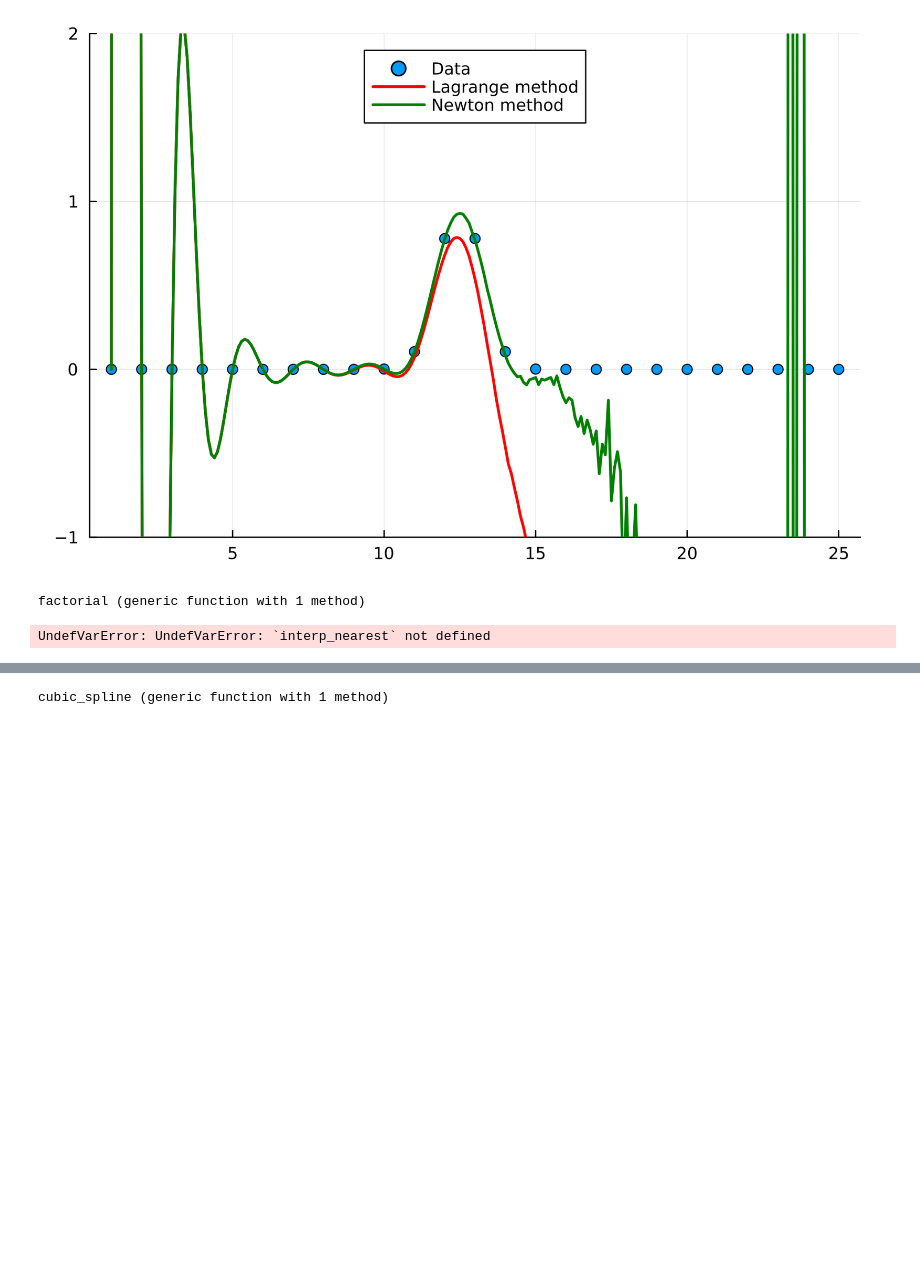
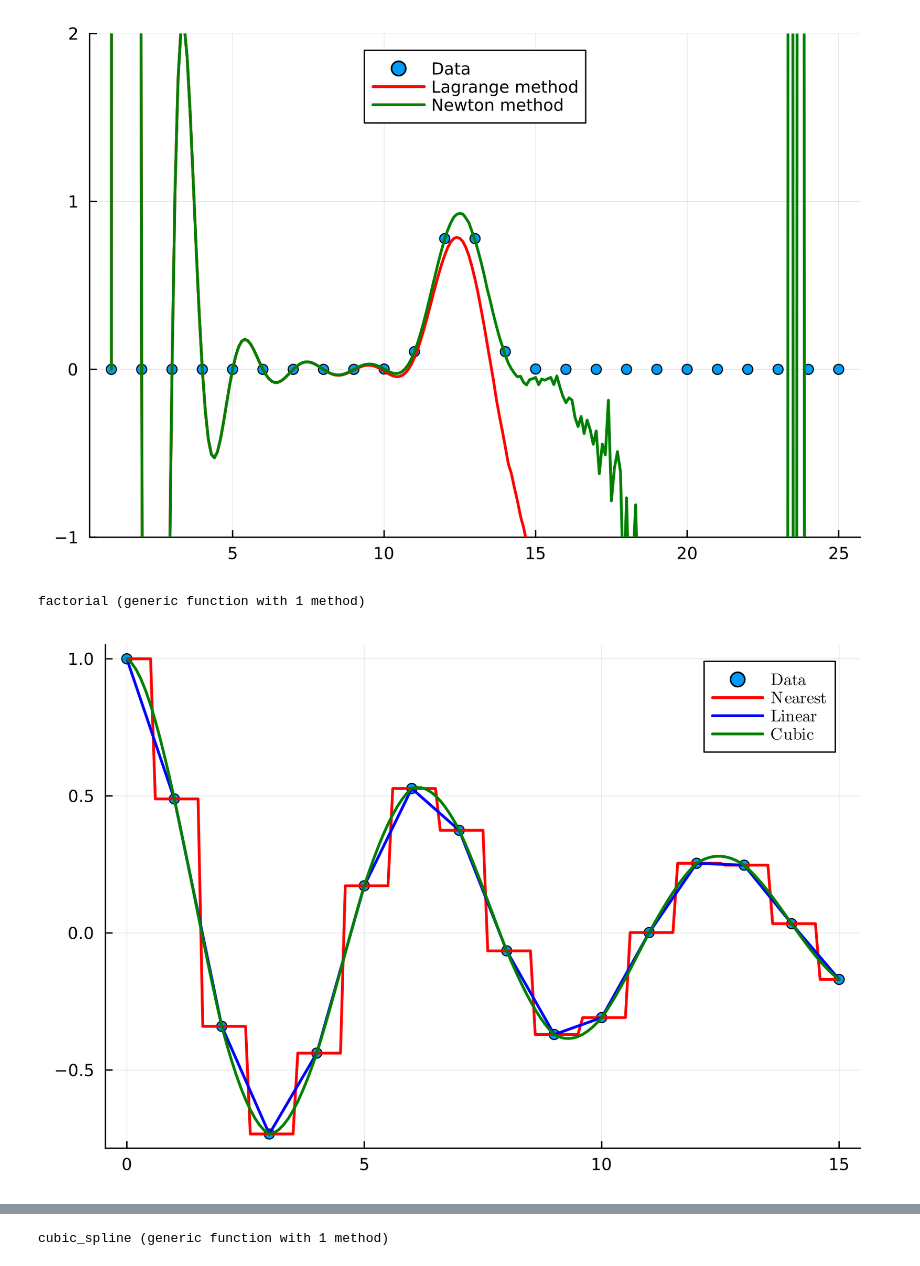
Before and after one commit to Julia-KAERI/NumericalAnalysis, a Jupyter notebook: src/numerical_analysis_using_julia/ch04_interpolation/01_interpolation_02.ipynb, the cells around one changed output, grey strips where cells are left out. Cells and saved outputs as stored; diff of their text form; code cells hidden in the pictures; blank space fills up the shorter version.

```diff
--- a/src/numerical_analysis_using_julia/ch04_interpolation/01_interpolation_02.ipynb
+++ b/src/numerical_analysis_using_julia/ch04_interpolation/01_interpolation_02.ipynb
@@ -33,15 +33,18 @@ factorial (generic function with 1 method)
 # %%
 xp = 0.0:1.0:15.0 # change step to vector
 yp = cos.(xp) .* exp.(-xp/10.0)
 xt = 0.0:0.1:15.0 # change step to vector
 scatter(xp, yp, label = L"\mathrm{Data}", dpi=300)
-plot!(xt, interp_nearest(xp, yp, xt), lw=2, lc=:red, label=L"\mathrm{Nearest}")
-plot!(xt, interp_linear(xp, yp, xt), lw=2, lc=:blue, label=L"\mathrm{Linear}")
-plot!(xt, interp_cubic(xp, yp, xt), lw=2, lc=:green, label=L"\mathrm{Cubic}")
+interp1 = Interpolator1D(xp, yp, :nearest)
+interp2 = Interpolator1D(xp, yp, :linear)
+interp3 = Interpolator1D(xp, yp, :cubic)
+plot!(xt, interp1.(xt), lw=2, lc=:red, label=L"\mathrm{Nearest}")
+plot!(xt, interp2.(xt), lw=2, lc=:blue, label=L"\mathrm{Linear}")
+plot!(xt, interp3.(xt), lw=2, lc=:green, label=L"\mathrm{Cubic}")
 
 #savefig("Interpolation.png")
 # %% [output]
-UndefVarError: UndefVarError: `interp_nearest` not defined
+[figure, added]
 # %%
 xp = 0.0:1.0:15.0 # change step to vector
 yp = cos.(xp) .* exp.(-xp/10.0)
```
Also changed, not shown: parts of 9 cells of this notebook, 41 other files.
